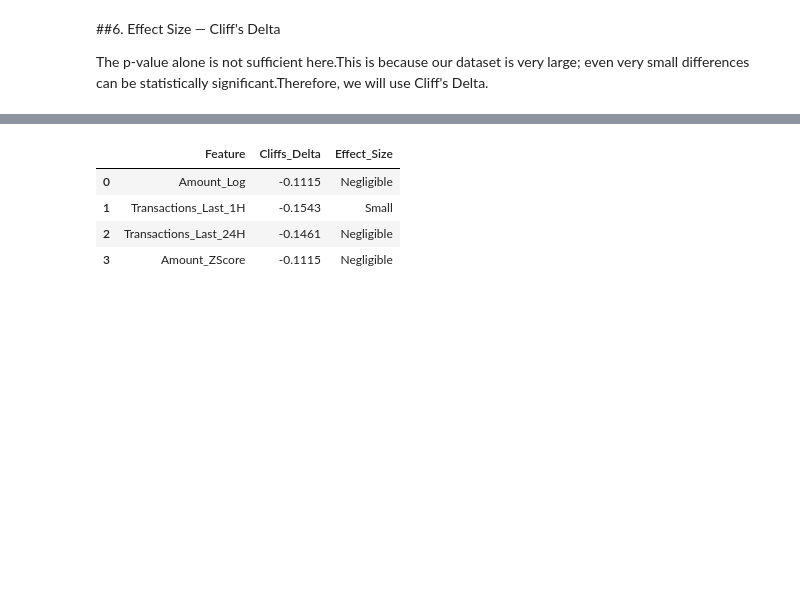
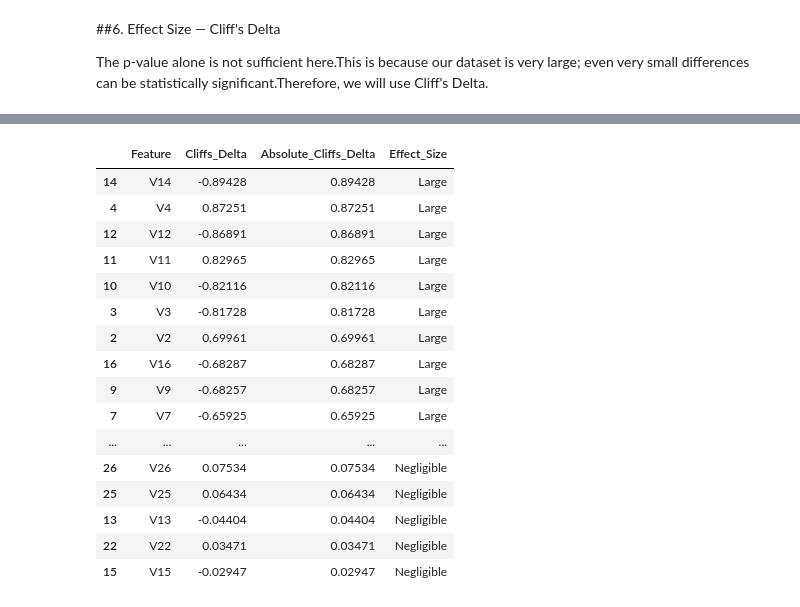
Before and after one commit to to-bits/BehaviorGuard-Customer-Behavioral-Profiling-for-Credit-Card-Fraud-Detection, a Jupyter notebook: BehaviorGuard — Customer Behavioral Profiling for Credit Card Fraud Detection/notebooks/03_statistical_analysis.ipynb, the cells around one changed output, grey strips where cells are left out. Drawn from its saved outputs; the diff is of its cells as text; code cells hidden in the pictures; blank space fills up the shorter version.

```diff
--- a/BehaviorGuard — Customer Behavioral Profiling for Credit Card Fraud Detection/notebooks/03_statistical_analysis.ipynb
+++ b/BehaviorGuard — Customer Behavioral Profiling for Credit Card Fraud Detection/notebooks/03_statistical_analysis.ipynb
@@ -356,24 +667,35 @@ def cliffs_delta(x, y):
     return delta
 # %%
 
-# EFFECT SIZE FOR NUMERICAL FEATURES
-
+# EFFECT SIZE
 
 effect_results = []
 
-for feature in numerical_behavioral_features:
+for feature in numerical_features:
 
+    # Skip features that are not present in the current dataframe
+    if feature not in df.columns:
+        continue
+
+    # Read from the main dataframe to ensure engineered columns (e.g. Transaction_Hour)
+    # are available even if normal_df / fraud_df were created earlier.
     normal_values = (
-        normal_df[feature]
+        df.loc[df[TARGET] == 0, feature]
         .dropna()
         .values
     )
 
     fraud_values = (
-        fraud_df[feature]
+        df.loc[df[TARGET] == 1, feature]
         .dropna()
         .values
     )
+
+    if len(normal_values) == 0:
+        continue
+
+    if len(fraud_values) == 0:
+        continue
 
     delta = cliffs_delta(
         fraud_values,
@@ -381,13 +703,23 @@ for feature in numerical_behavioral_features:
     )
 
     effect_results.append({
+
         "Feature": feature,
-        "Cliffs_Delta": delta
+
+        "Cliffs_Delta": delta,
+
+        "Absolute_Cliffs_Delta": abs(delta)
     })
+
 
 effect_df = pd.DataFrame(
     effect_results
 )
 
-display(effect_df)
+display(
+    effect_df.sort_values(
+        "Absolute_Cliffs_Delta",
+        ascending=False
+    )
+)
 # %% [output]
@@ -399,34 +743,50 @@ display(effect_df)
 # %%
 
 # EFFECT SIZE INTERPRETATION
-
 
 def interpret_cliffs_delta(delta):
 
     magnitude = abs(delta)
 
     if magnitude < 0.147:
         return "Negligible"
 
     elif magnitude < 0.33:
         return "Small"
 
     elif magnitude < 0.474:
         return "Medium"
 
     else:
         return "Large"
 
 
 effect_df["Effect_Size"] = (
     effect_df["Cliffs_Delta"]
     .apply(interpret_cliffs_delta)
 )
 
-display(effect_df)
+display(
+    effect_df.sort_values(
+        "Absolute_Cliffs_Delta",
+        ascending=False
+    )
+)
 # %% [output]
-|  | Feature | Cliffs_Delta | Effect_Size |
-| 0 | Amount_Log | -0.1115 | Negligible |
-| 1 | Transactions_Last_1H | -0.1543 | Small |
-| 2 | Transactions_Last_24H | -0.1461 | Negligible |
-| 3 | Amount_ZScore | -0.1115 | Negligible |
+|  | Feature | Cliffs_Delta | Absolute_Cliffs_Delta | Effect_Size |
+| 14 | V14 | -0.89428 | 0.89428 | Large |
+| 4 | V4 | 0.87251 | 0.87251 | Large |
+| 12 | V12 | -0.86891 | 0.86891 | Large |
+| 11 | V11 | 0.82965 | 0.82965 | Large |
+| 10 | V10 | -0.82116 | 0.82116 | Large |
+| 3 | V3 | -0.81728 | 0.81728 | Large |
+| 2 | V2 | 0.69961 | 0.69961 | Large |
+| 16 | V16 | -0.68287 | 0.68287 | Large |
+| 9 | V9 | -0.68257 | 0.68257 | Large |
+| 7 | V7 | -0.65925 | 0.65925 | Large |
+| ... | ... | ... | ... | ... |
+| 26 | V26 | 0.07534 | 0.07534 | Negligible |
+| 25 | V25 | 0.06434 | 0.06434 | Negligible |
+| 13 | V13 | -0.04404 | 0.04404 | Negligible |
+| 22 | V22 | 0.03471 | 0.03471 | Negligible |
+| 15 | V15 | -0.02947 | 0.02947 | Negligible |
```
Also changed, not shown: parts of 26 cells of this notebook, 1 other file.
